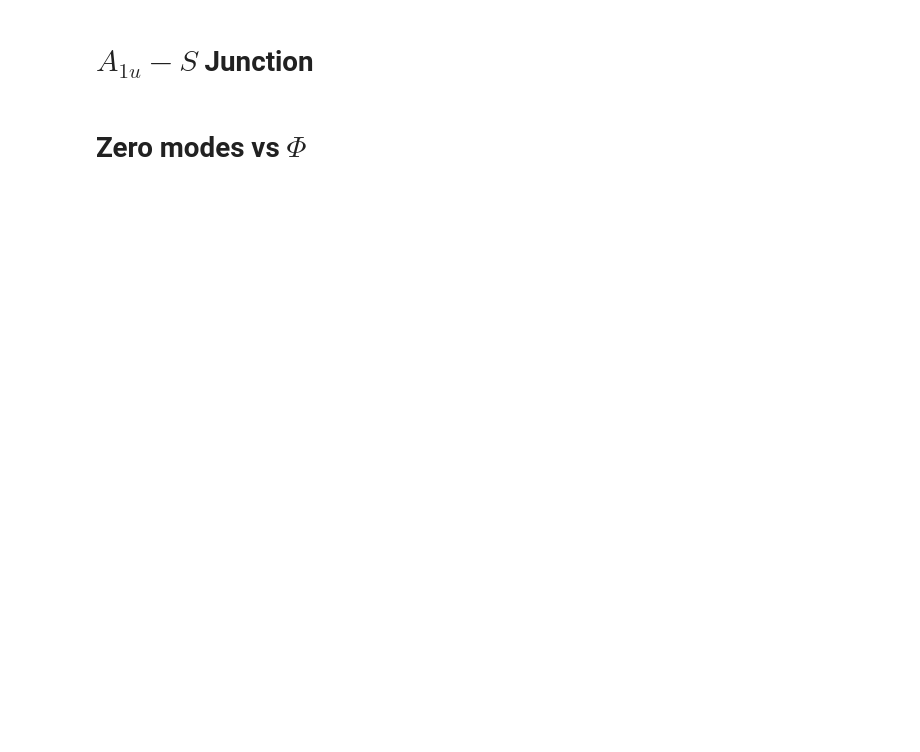
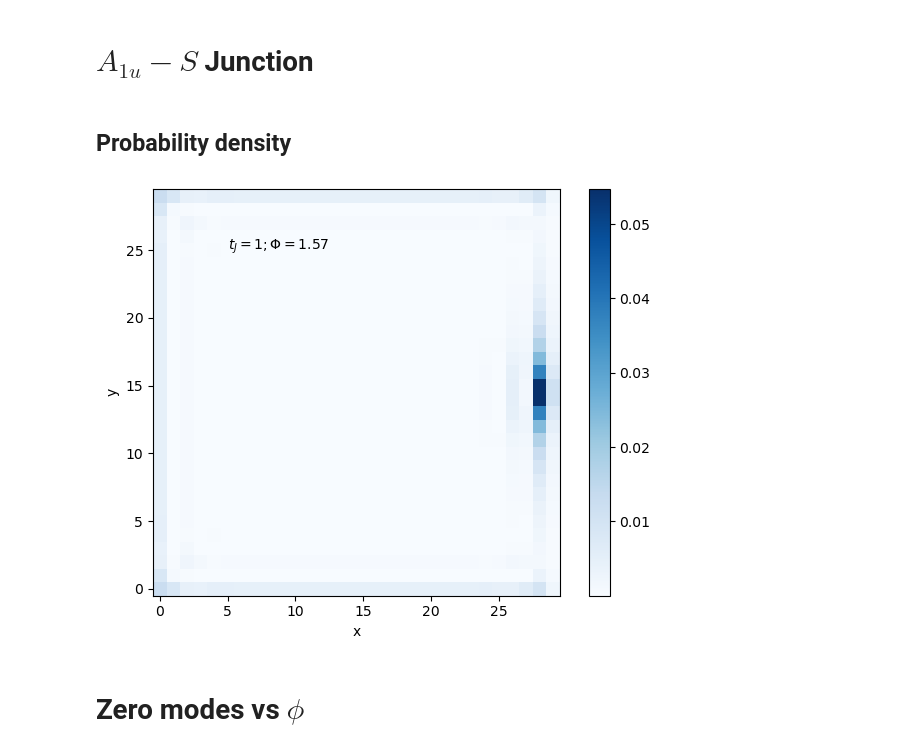
Before and after one commit to gabriel-rodriguez-ruiz/hoti, a Jupyter notebook: A1u_S_junction.ipynb, the cells around one changed output. Drawn from its saved outputs; the diff is of its cells as text; code cells hidden in the pictures; blank space fills up the shorter version.

```diff
--- a/A1u_S_junction.ipynb
+++ b/A1u_S_junction.ipynb
@@ -36,3 +3,25 @@ for i in range(4):      #each list has 4 elements corresponding to the 4 degener
+# %% [markdown]
+## Probability density
+# %%
+import numpy as np
+import matplotlib.pyplot as plt
+
+data = np.load("Variables/A1u_S_junction.npz")
+probability_density_2D = data["probability_density_2D"]
+t_J = data["t_J"]
+Phi = data["Phi"]
+phi_energy = data["phi_energy"]
+Phi_values = data["Phi_values"]
+# %%
+fig, ax = plt.subplots()
+image = ax.imshow(probability_density_2D, cmap="Blues", origin="lower")
+plt.colorbar(image)
+ax.set_xlabel("x")
+ax.set_ylabel("y")
+ax.text(5,25, rf'$t_J={t_J}; \Phi={np.round(Phi, 2)}$')
+plt.tight_layout()
+# %% [output]
+[figure, added]
 # %% [markdown]
-# Zero modes vs $\Phi$
+# Zero modes vs $\phi$
 # %%
```
Also changed, not shown: parts of 2 cells of this notebook, 5 other files.
